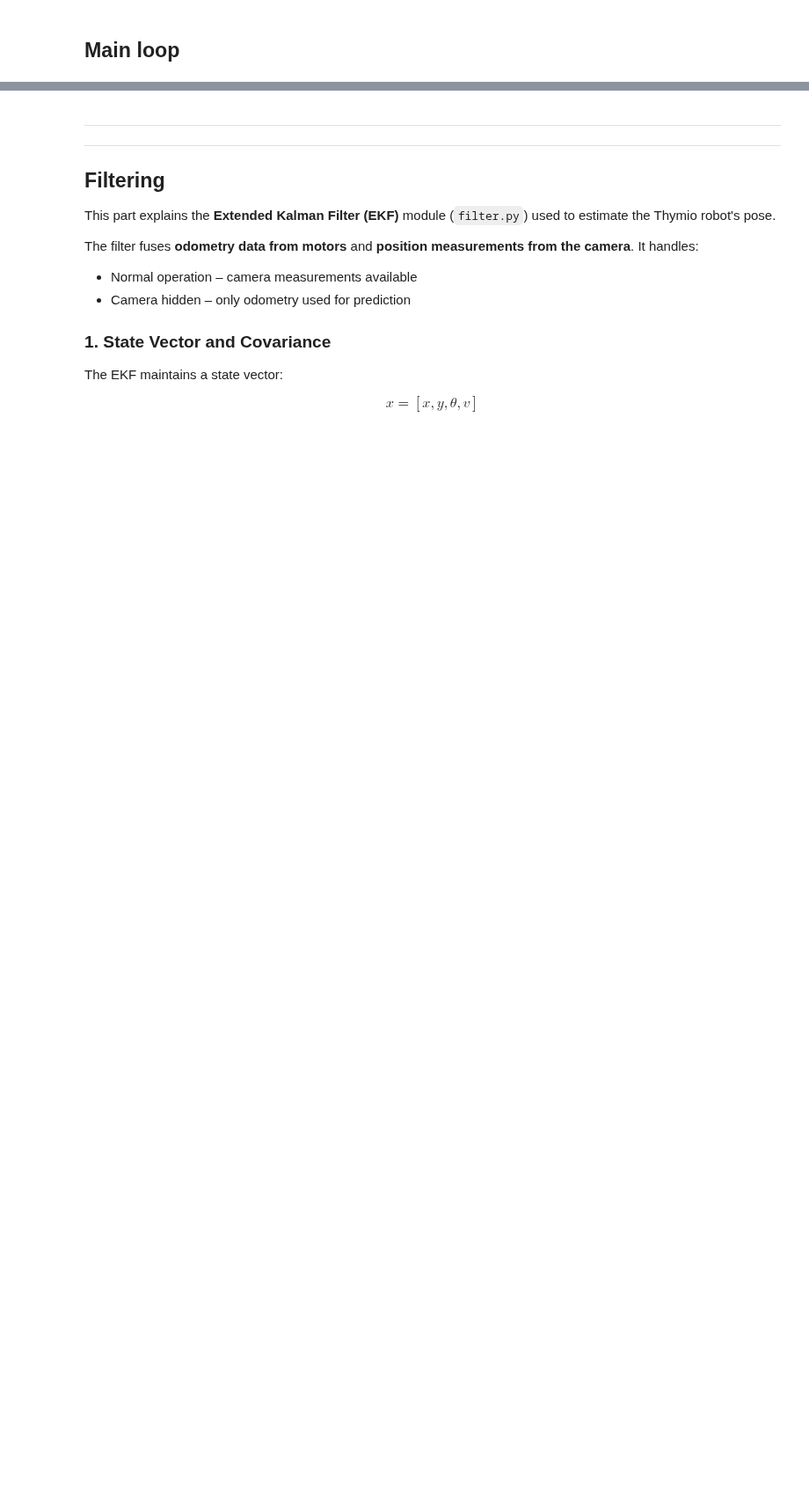
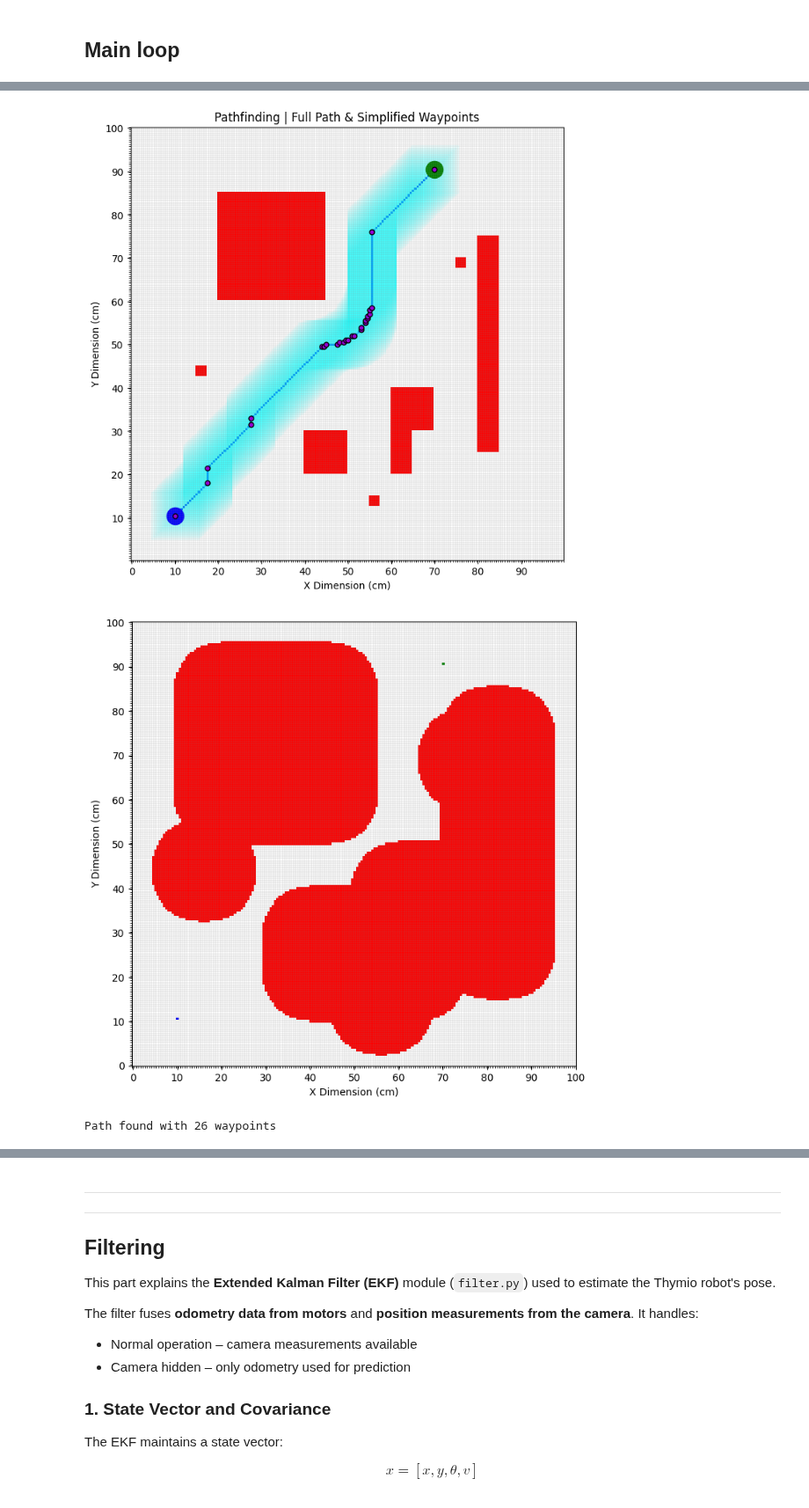
Before and after one commit to ChelseaDavidson-EPFL/MobileRoboticsProject, a Jupyter notebook: Group_40_report.ipynb, the cells around one changed output, grey strips where cells are left out. Shown at 88% size. Saved outputs shown, nothing was run; the diff lists cells and outputs as text; code cells hidden in the pictures; blank space fills up the shorter version.

```diff
--- a/Group_40_report.ipynb
+++ b/Group_40_report.ipynb
@@ -1057,3 +1308,46 @@ Both pathfinding algorithms successfully compute collision-free paths from start
+# %%
+# External modules import
+import matplotlib.pyplot as plt
+import numpy as np
+import cv2
+import time
+import asyncio
+import math
+
+# Internal modules and thymio class import
+from thymio import Thymio
+from vision import Vision
+import motion_controll
+import filtering
+import local_nav
+import global_nav
+import utils
+
+# Initialize cell_size_cm for test grid (assuming 100cm arena)
+utils.cell_size_cm = 100 / utils.GRID_DIM  # 0.5 cm per cell
+utils.arena_width_cm = 100
+utils.arena_height_cm = 100
+
+# Define start and goal positions (in cm)
+start_cm = (10.0, 10.0)
+goal_cm = (70.0, 90.0)
+
+# Convert to grid coordinates
+start_cell = utils.real_to_grid(start_cm)
+goal_cell = utils.real_to_grid(goal_cm)
+
+test_grid = utils.create_test_grid()
+
+# Find path (0 for Dijkstra, 1 for A*)
+path, expanded_grid = global_nav.find_path(1, test_grid, start_cell, goal_cell)
+
+# Display result
+global_nav.display_grid(expanded_grid, start_cell, goal_cell)
+print(f"Path found with {len(path)} waypoints")
+# %% [output]
+[figure, added]
+[figure, added]
+Path found with 26 waypoints
 # %% [markdown]
 ---
 ---
```
Also changed, not shown: parts of 16 cells of this notebook, 2 other files.
